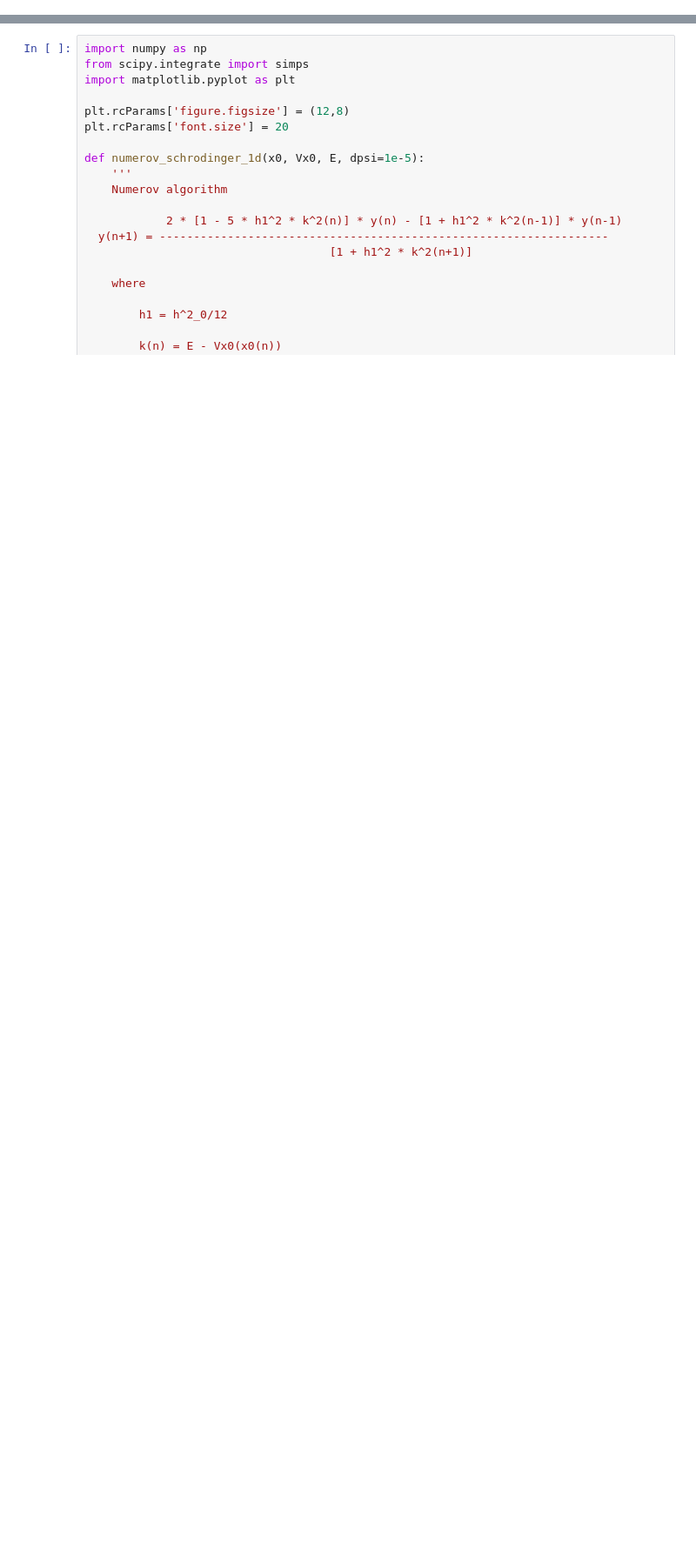
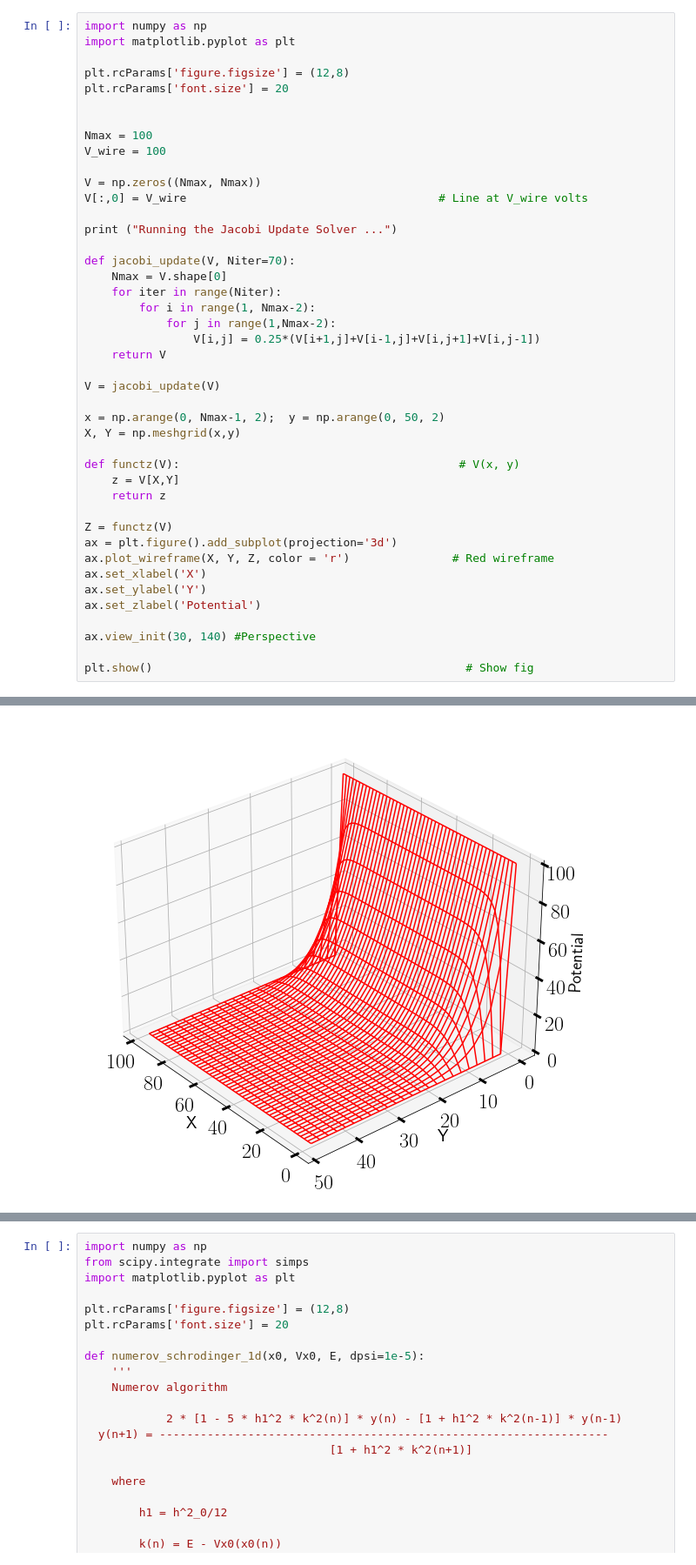
Before and after one commit to hariseldon99/msph402b, a Jupyter notebook: Special_Topics.ipynb, the cells around one changed output, grey strips where cells are left out. Shown at 87% size. Cells and saved outputs as stored; diff of their text form; blank space fills up the shorter version.

```diff
--- a/Special_Topics.ipynb
+++ b/Special_Topics.ipynb
@@ -15,0 +12,44 @@ Analytically, the eigenvalues are given by $E_n = 2n+1$. What happens if you add
+# %%
+import numpy as np
+import matplotlib.pyplot as plt
+
+plt.rcParams['figure.figsize'] = (12,8)
+plt.rcParams['font.size'] = 20
+
+
+Nmax = 100
+V_wire = 100
+
+V = np.zeros((Nmax, Nmax))
+V[:,0] = V_wire                                     # Line at V_wire volts
+
+print ("Running the Jacobi Update Solver ...")
+
+def jacobi_update(V, Niter=70):
+    Nmax = V.shape[0]
+    for iter in range(Niter):
+        for i in range(1, Nmax-2):
+            for j in range(1,Nmax-2):
+                V[i,j] = 0.25*(V[i+1,j]+V[i-1,j]+V[i,j+1]+V[i,j-1])
+    return V
+
+V = jacobi_update(V)
+
+x = np.arange(0, Nmax-1, 2);  y = np.arange(0, 50, 2)
+X, Y = np.meshgrid(x,y)
+
+def functz(V):                                         # V(x, y)
+    z = V[X,Y]
+    return z
+
+Z = functz(V)
+ax = plt.figure().add_subplot(projection='3d')
+ax.plot_wireframe(X, Y, Z, color = 'r')               # Red wireframe
+ax.set_xlabel('X')
+ax.set_ylabel('Y')
+ax.set_zlabel('Potential')
+
+ax.view_init(30, 140) #Perspective
+
+plt.show()                                              # Show fig
+# %% [output]
@@ -15,0 +57 @@ Analytically, the eigenvalues are given by $E_n = 2n+1$. What happens if you add
+[figure, added]
```
Also changed, not shown: parts of 3 cells of this notebook.
